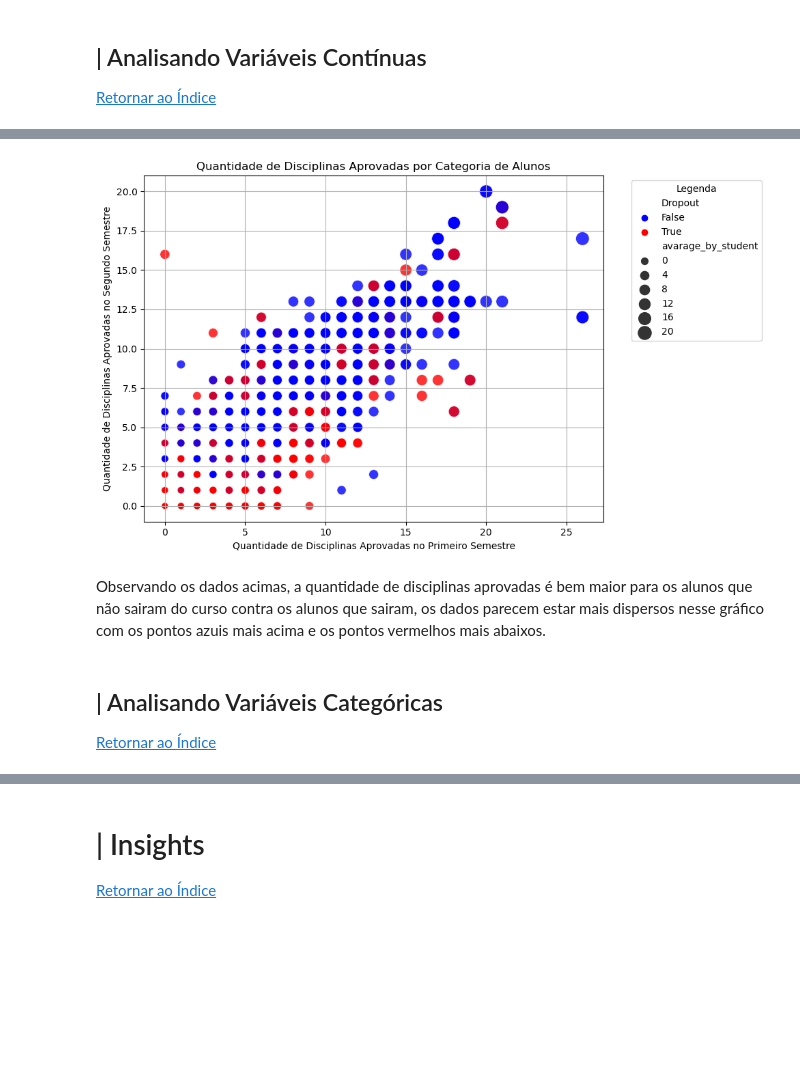
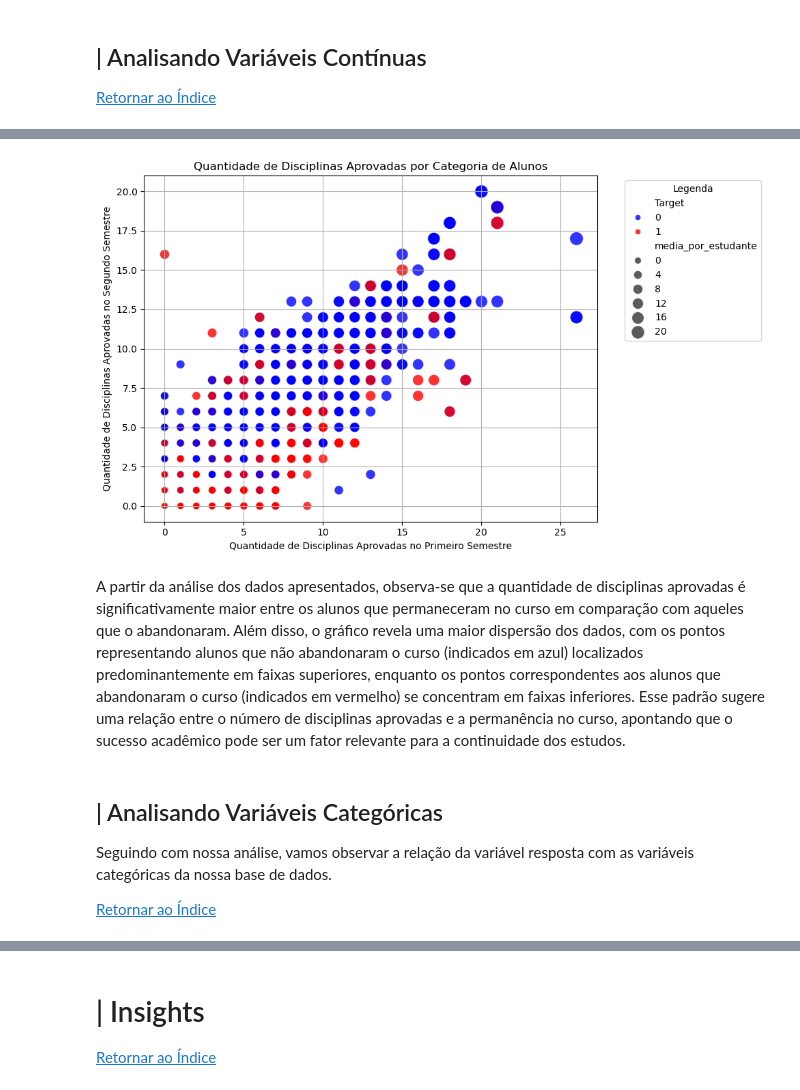
Before and after one commit to DuquePin/Final_Project_EBAC, a Jupyter notebook: notebooks/EDA.ipynb, the cells around one changed output, grey strips where cells are left out. Saved outputs shown, nothing was run; the diff lists cells and outputs as text; code cells hidden in the pictures; blank space fills up the shorter version.

```diff
--- a/notebooks/EDA.ipynb
+++ b/notebooks/EDA.ipynb
@@ -716,0 +935,3 @@ Onde:
+# %%
+df_exp['Target'] = df_exp['Target'].map({'Graduate': 0, 'Enrolled': 0, 'Dropout': 1})
+df_exp['Target'].head(5)
@@ -764,12 +975,10 @@ array(['Graduate', 'Dropout', 'Enrolled'], dtype=object)
 # %%
-df_exp['Dropout'] = df_exp['Target'].map({'Graduate': False, 'Enrolled': False, 'Dropout': True})
+notas = (df_exp[['Target', 'Curricular units 1st sem (grade)', 'Curricular units 2nd sem (grade)']]
+          .assign(media_por_estudante=(df_exp['Curricular units 1st sem (grade)'] + df_exp['Curricular units 2nd sem (grade)'])/2))
 
-grades = (df_exp[['Dropout', 'Curricular units 1st sem (grade)', 'Curricular units 2nd sem (grade)']]
-          .assign(avarage_by_student=(df_exp['Curricular units 1st sem (grade)'] + df_exp['Curricular units 2nd sem (grade)'])/2))
+notas['media_por_categoria'] = df_exp['Target'].map(notas.groupby('Target')['media_por_estudante'].mean())
 
-grades['avarage_by_category'] = df_exp['Dropout'].map(grades.groupby('Dropout')['avarage_by_student'].mean())
+notas['residuo'] = notas['media_por_estudante'] - notas['media_por_categoria']
 
-grades['resid'] = grades['avarage_by_student'] - grades['avarage_by_category']
-
-grades.head(5)
+notas.head(5)
 # %% [output]
@@ -819,8 +1038,8 @@ Como podemos observar acima, alunos que tiveram bom desempenho em ambos os semes
 # %%
-approved = (df_exp[['Dropout', 'Curricular units 1st sem (approved)', 'Curricular units 2nd sem (approved)']]
-          .assign(avarage_by_student=(df_exp['Curricular units 1st sem (approved)'] + df_exp['Curricular units 2nd sem (approved)'])/2))
+aprovados = (df_exp[['Target', 'Curricular units 1st sem (approved)', 'Curricular units 2nd sem (approved)']]
+          .assign(media_por_estudante=(df_exp['Curricular units 1st sem (approved)'] + df_exp['Curricular units 2nd sem (approved)'])/2))
 
-approved['avarage_by_category'] = df_exp['Dropout'].map(approved.groupby('Dropout')['avarage_by_student'].mean())
+aprovados['media_por_categoria'] = df_exp['Target'].map(aprovados.groupby('Target')['media_por_estudante'].mean())
 
-approved.head(5)
+aprovados.head(5)
 # %% [output]
@@ -833,31 +1052,38 @@ approved.head(5)
 # %%
+# Cria a figura
 plt.figure(figsize=(10, 6))
 
+# Cria o gráfico de dispersão
 sns.scatterplot(
-    data=approved,
+    data=aprovados,
     x='Curricular units 1st sem (approved)',
     y='Curricular units 2nd sem (approved)',
-    hue='Dropout',
-    size='avarage_by_student',
+    hue='Target',
+    size='media_por_estudante',
     sizes=(50, 200),
-    palette={True: 'red', False: 'blue'},
+    palette={1: 'red', 0: 'blue'},
     alpha=0.8,
     legend='brief'
 )
 
+# Configura a figura
 plt.title('Quantidade de Disciplinas Aprovadas por Categoria de Alunos')
 plt.xlabel('Quantidade de Disciplinas Aprovadas no Primeiro Semestre')
 plt.ylabel('Quantidade de Disciplinas Aprovadas no Segundo Semestre')
 plt.legend(title='Legenda', bbox_to_anchor=(1.05, 1), loc='upper left')
 plt.grid(True)
 plt.tight_layout()
+
+# Visualiza a figura
 plt.show()
 # %% [output]
-[figure, old version]
+[figure, new version]
 # %% [markdown]
-Observando os dados acimas, a quantidade de disciplinas aprovadas é bem maior para os alunos que não sairam do curso contra os alunos que sairam, os dados parecem estar mais dispersos nesse gráfico com os pontos azuis mais acima e os pontos vermelhos mais abaixos.
+A partir da análise dos dados apresentados, observa-se que a quantidade de disciplinas aprovadas é significativamente maior entre os alunos que permaneceram no curso em comparação com aqueles que o abandonaram. Além disso, o gráfico revela uma maior dispersão dos dados, com os pontos representando alunos que não abandonaram o curso (indicados em azul) localizados predominantemente em faixas superiores, enquanto os pontos correspondentes aos alunos que abandonaram o curso (indicados em vermelho) se concentram em faixas inferiores. Esse padrão sugere uma relação entre o número de disciplinas aprovadas e a permanência no curso, apontando que o sucesso acadêmico pode ser um fator relevante para a continuidade dos estudos.
 # %% [markdown]
 <a name="bcategoricas"></a>
 ## | Analisando Variáveis Categóricas
 
+Seguindo com nossa análise, vamos observar a relação da variável resposta com as variáveis categóricas da nossa base de dados.
+
 [Retornar ao Índice](#índice)
```
Also changed, not shown: parts of 100 cells of this notebook, 3 other files.
